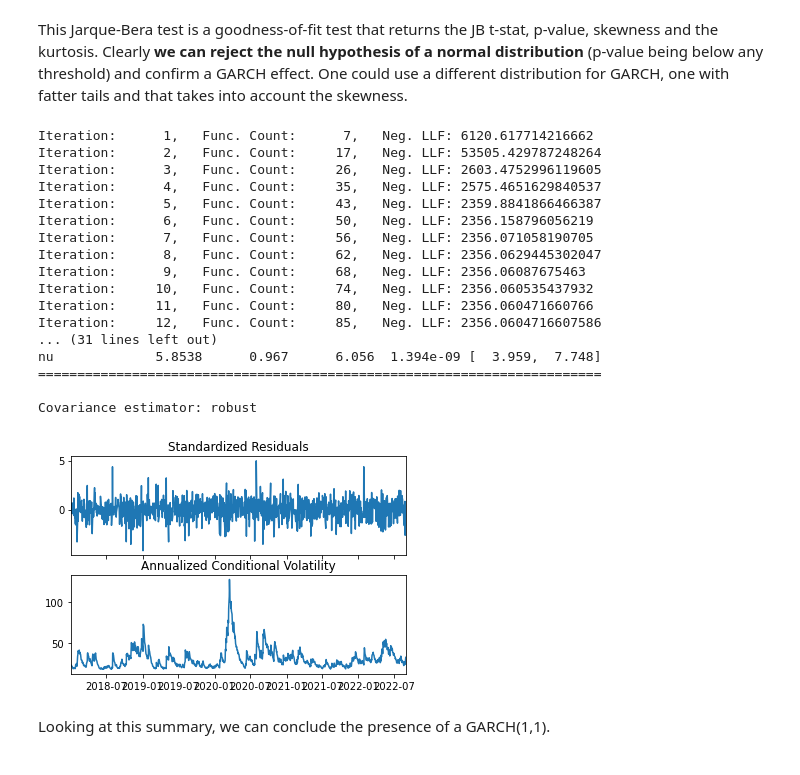
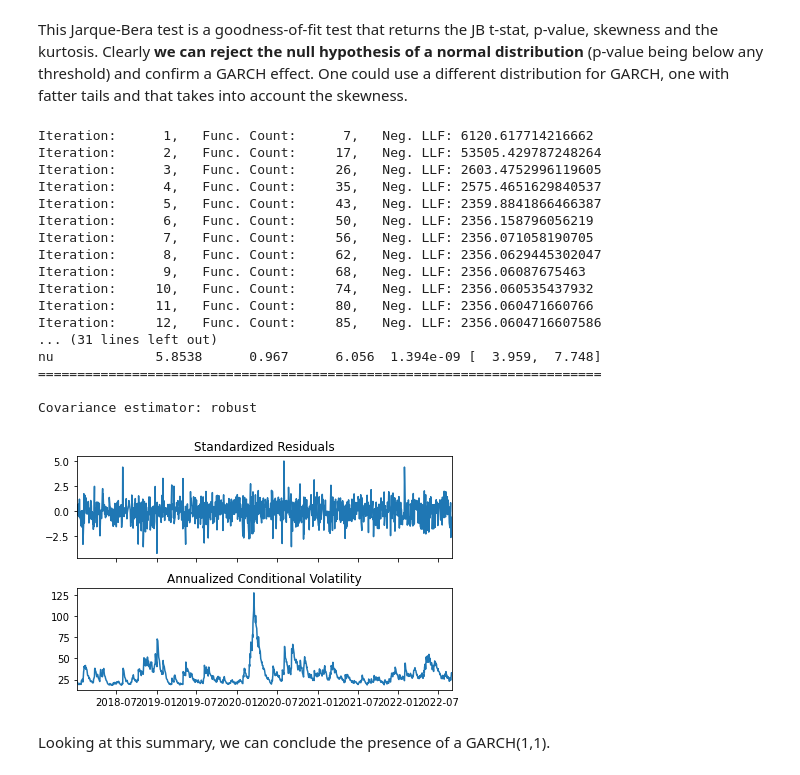
Before and after one commit to Varvoo/Free-ATS-Grinta, a Jupyter notebook: Exo 6 _ Ariane.ipynb, the cells around one changed output. Cells and saved outputs as stored; diff of their text form; code cells hidden in the pictures.

```diff
--- a/Exo 6 _ Ariane.ipynb
+++ b/Exo 6 _ Ariane.ipynb
@@ -190,30 +191,31 @@ This Jarque-Bera test is a goodness-of-fit test that returns the JB t-stat, p-va
 # %%
 #======= GARCH(1,1) estimates =====================================
 
 am = arch_model(df_train,p=1, o=0, q=1, mean='AR', lags=0, dist='t')
 # by putting o=1 you can model leverage effects => GJR-GARCH(1,1) model
 res = am.fit()
 print(res.summary())
 fig = res.plot(annualize='D')
+fig.tight_layout()
 # %% [output]
 Iteration:      1,   Func. Count:      7,   Neg. LLF: 6120.617714216662
 Iteration:      2,   Func. Count:     17,   Neg. LLF: 53505.429787248264
 Iteration:      3,   Func. Count:     26,   Neg. LLF: 2603.4752996119605
 Iteration:      4,   Func. Count:     35,   Neg. LLF: 2575.4651629840537
 Iteration:      5,   Func. Count:     43,   Neg. LLF: 2359.8841866466387
 Iteration:      6,   Func. Count:     50,   Neg. LLF: 2356.158796056219
 Iteration:      7,   Func. Count:     56,   Neg. LLF: 2356.071058190705
 Iteration:      8,   Func. Count:     62,   Neg. LLF: 2356.0629445302047
 Iteration:      9,   Func. Count:     68,   Neg. LLF: 2356.06087675463
 Iteration:     10,   Func. Count:     74,   Neg. LLF: 2356.060535437932
 Iteration:     11,   Func. Count:     80,   Neg. LLF: 2356.060471660766
 Iteration:     12,   Func. Count:     85,   Neg. LLF: 2356.0604716607586
 ... (31 lines left out)
 nu             5.8538      0.967      6.056  1.394e-09 [  3.959,  7.748]
 ========================================================================
 
 Covariance estimator: robust
-[figure, old version]
+[figure, new version]
 # %% [markdown]
 Looking at this summary, we can conclude the presence of a GARCH(1,1).
 # %%
```
Also changed, not shown: parts of 14 cells of this notebook, 4 other files.
